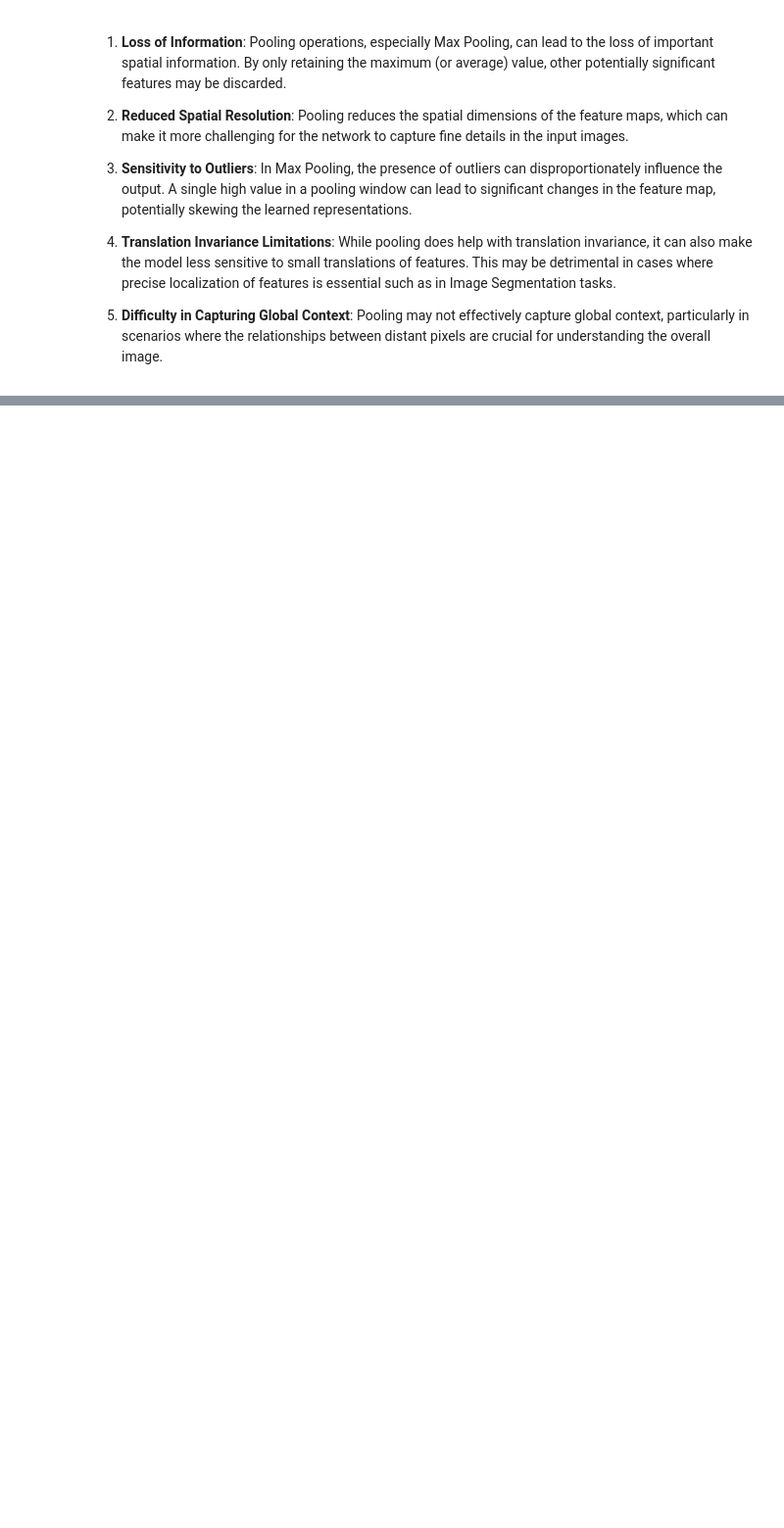
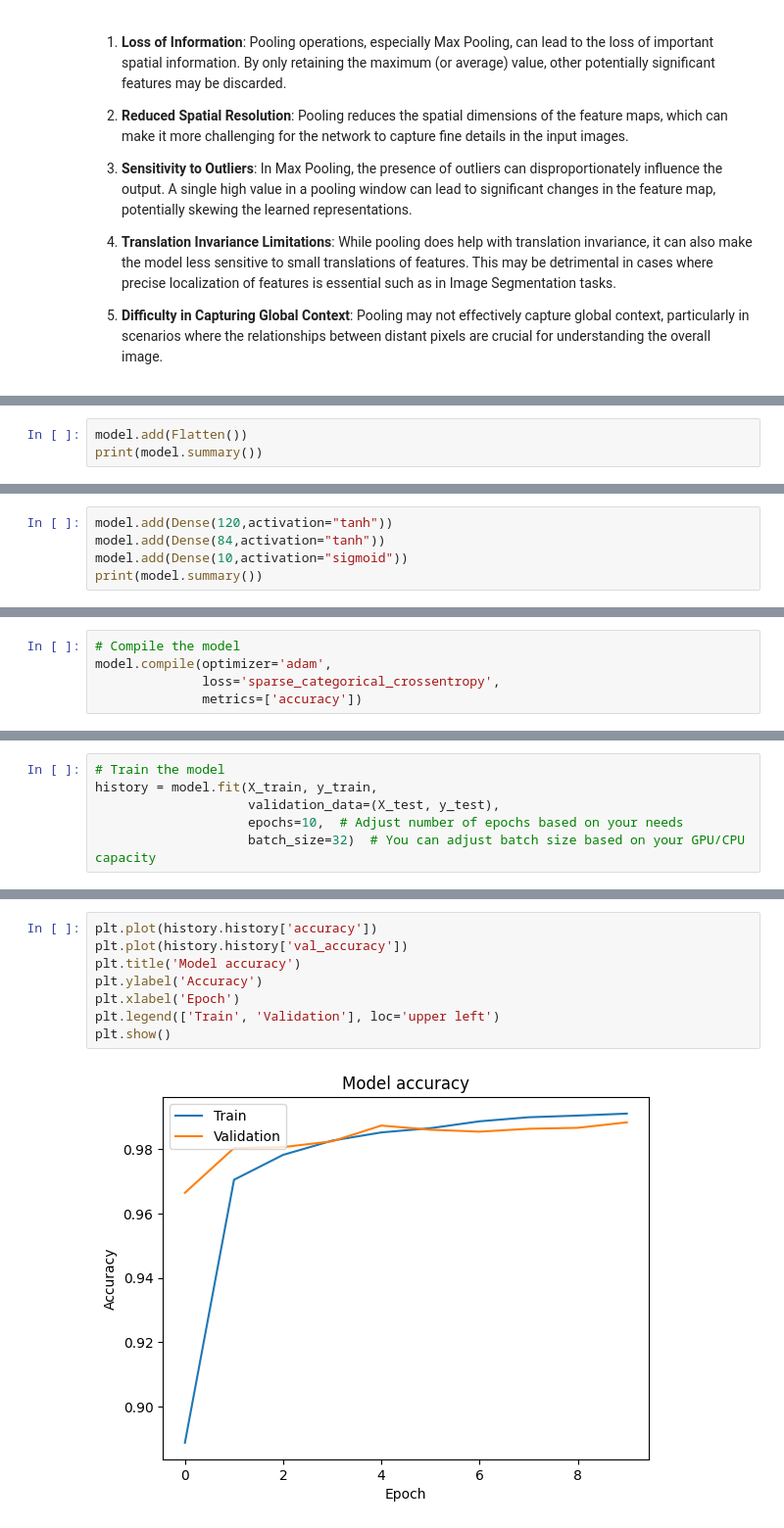
Before and after one commit to HarshSonaiya/DL, a Jupyter notebook: CNN.ipynb, the cells around one changed output, grey strips where cells are left out. Shown at 98% size. Drawn from its saved outputs; the diff is of its cells as text; blank space fills up the shorter version.

```diff
--- a/CNN.ipynb
+++ b/CNN.ipynb
@@ -387,0 +482,3 @@ Model: "sequential_5"
+# %%
+model.add(Flatten())
+print(model.summary())
@@ -387,0 +524,5 @@ Model: "sequential_5"
+# %%
+model.add(Dense(120,activation="tanh"))
+model.add(Dense(84,activation="tanh"))
+model.add(Dense(10,activation="sigmoid"))
+print(model.summary())
@@ -387,0 +555,5 @@ Model: "sequential_5"
+# %%
+# Compile the model
+model.compile(optimizer='adam',
+              loss='sparse_categorical_crossentropy',
+              metrics=['accuracy'])
@@ -387,0 +564,6 @@ Model: "sequential_5"
+# %%
+# Train the model
+history = model.fit(X_train, y_train,
+                    validation_data=(X_test, y_test),
+                    epochs=10,  # Adjust number of epochs based on your needs
+                    batch_size=32)  # You can adjust batch size based on your GPU/CPU capacity
@@ -388,3 +597,13 @@ Model: "sequential_5"
+# %%
+plt.plot(history.history['accuracy'])
+plt.plot(history.history['val_accuracy'])
+plt.title('Model accuracy')
+plt.ylabel('Accuracy')
+plt.xlabel('Epoch')
+plt.legend(['Train', 'Validation'], loc='upper left')
+plt.show()
+# %% [output]
+[figure, added]
 # %% [markdown]
 # Summary
 
```
Also changed, not shown: parts of 20 cells of this notebook.
